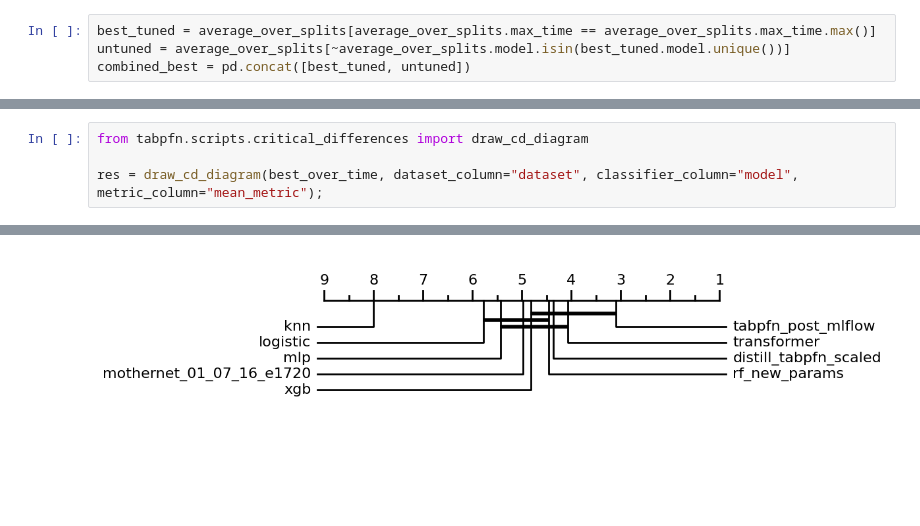
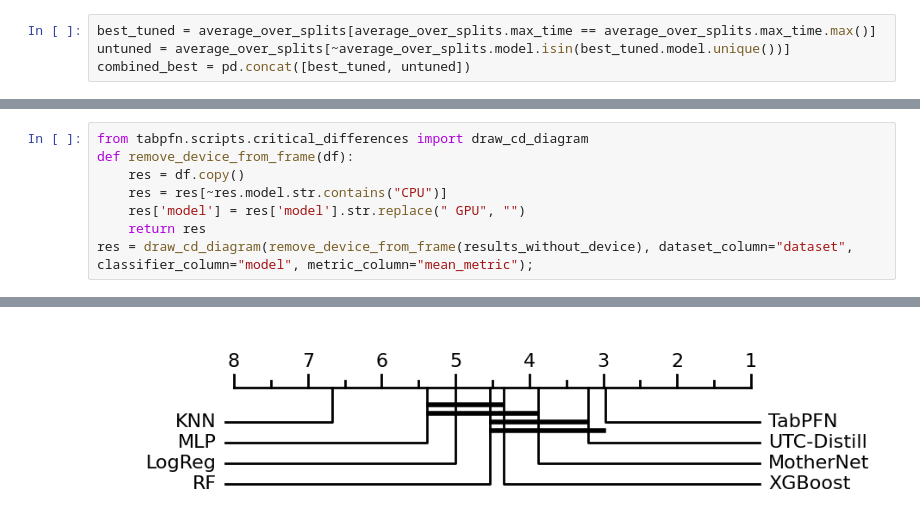
Before and after one commit to microsoft/ticl, a Jupyter notebook: tabpfn/RunFullDatasetAnalyses-clean-validation.ipynb, the cells around one changed output, grey strips where cells are left out. Saved outputs shown, nothing was run; the diff lists cells and outputs as text; blank space fills up the shorter version.

```diff
--- a/tabpfn/RunFullDatasetAnalyses-clean-validation.ipynb
+++ b/tabpfn/RunFullDatasetAnalyses-clean-validation.ipynb
@@ -387,5 +429,9 @@ combined_best
 # %%
 from tabpfn.scripts.critical_differences import draw_cd_diagram
-
-res = draw_cd_diagram(best_over_time, dataset_column="dataset", classifier_column="model", metric_column="mean_metric");
+def remove_device_from_frame(df):
+    res = df.copy()
+    res = res[~res.model.str.contains("CPU")]
+    res['model'] = res['model'].str.replace(" GPU", "")
+    return res
+res = draw_cd_diagram(remove_device_from_frame(results_without_device), dataset_column="dataset", classifier_column="model", metric_column="mean_metric");
 # %% [output]
@@ -394,4 +438,4 @@ Use from_numpy_array instead, e.g. from_numpy_array(A, **kwargs)
-[figure, old version]
+[figure, new version]
 # %%
 results_for_ranking = results_df.pivot(index="max_time", columns=["dataset", "split", "model"], values="mean_metric").ffill()
 
```
Also changed, not shown: parts of 16 cells of this notebook, 2 other files.
